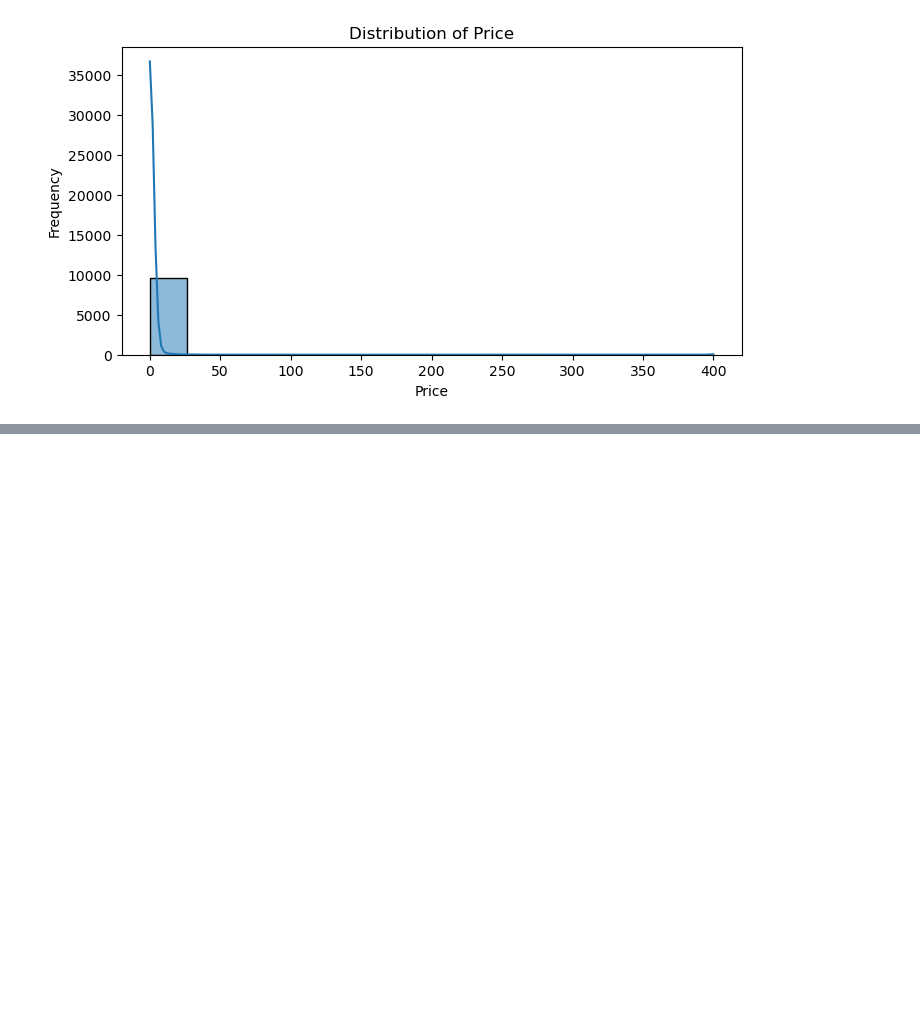
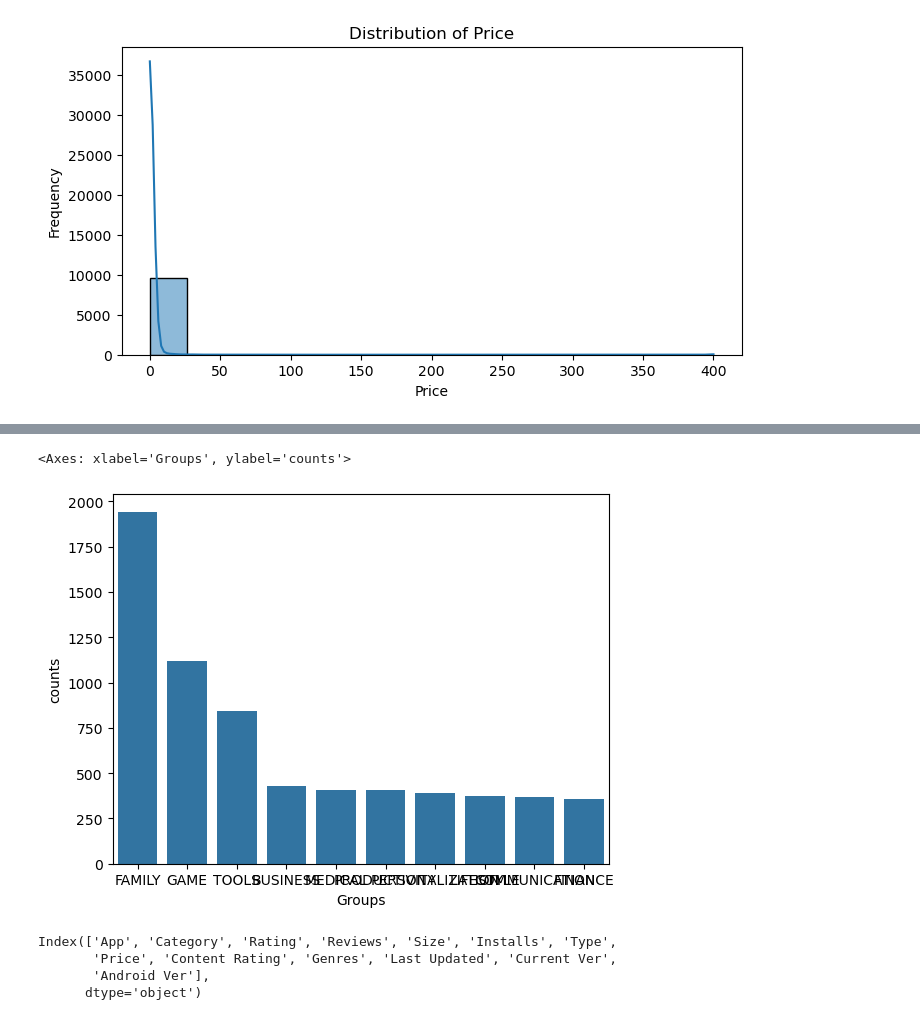
Before and after one commit to Shivauppe/FY2026_Feb, a Jupyter notebook: google_play.ipynb, the cells around one changed output, grey strips where cells are left out. Saved outputs shown, nothing was run; the diff lists cells and outputs as text; code cells hidden in the pictures; blank space fills up the shorter version.

```diff
--- a/google_play.ipynb
+++ b/google_play.ipynb
@@ -655,0 +699,3 @@ for col in numerical_cols:
+# %%
+top10 = cat.reset_index()
+top10
@@ -655,0 +714,3 @@ for col in numerical_cols:
+# %%
+top10.columns = ['Groups','counts']
+top10
@@ -655,0 +729,15 @@ for col in numerical_cols:
+# %%
+sns.barplot(top10,x = top10['Groups'],y = top10['counts'])
+# %% [output]
+<Axes: xlabel='Groups', ylabel='counts'>
+[figure, added]
+# %%
+#which category has the highest Installations.
+
+
+df_copy.columns
+# %% [output]
+Index(['App', 'Category', 'Rating', 'Reviews', 'Size', 'Installs', 'Type',
+       'Price', 'Content Rating', 'Genres', 'Last Updated', 'Current Ver',
+       'Android Ver'],
+      dtype='object')
```
Also changed, not shown: parts of 11 cells of this notebook.
